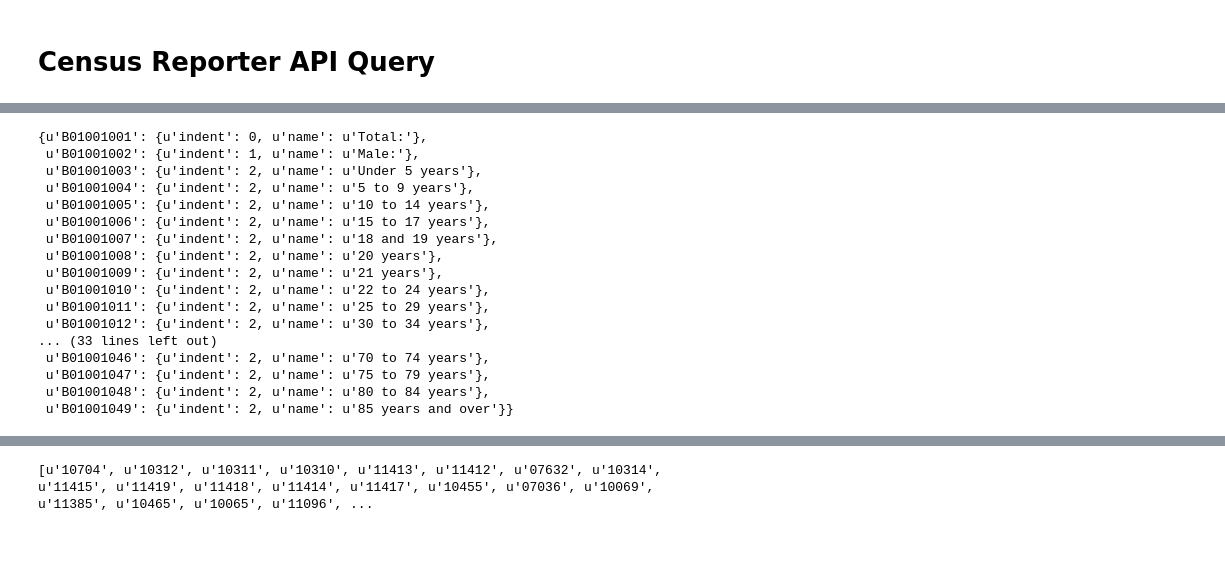
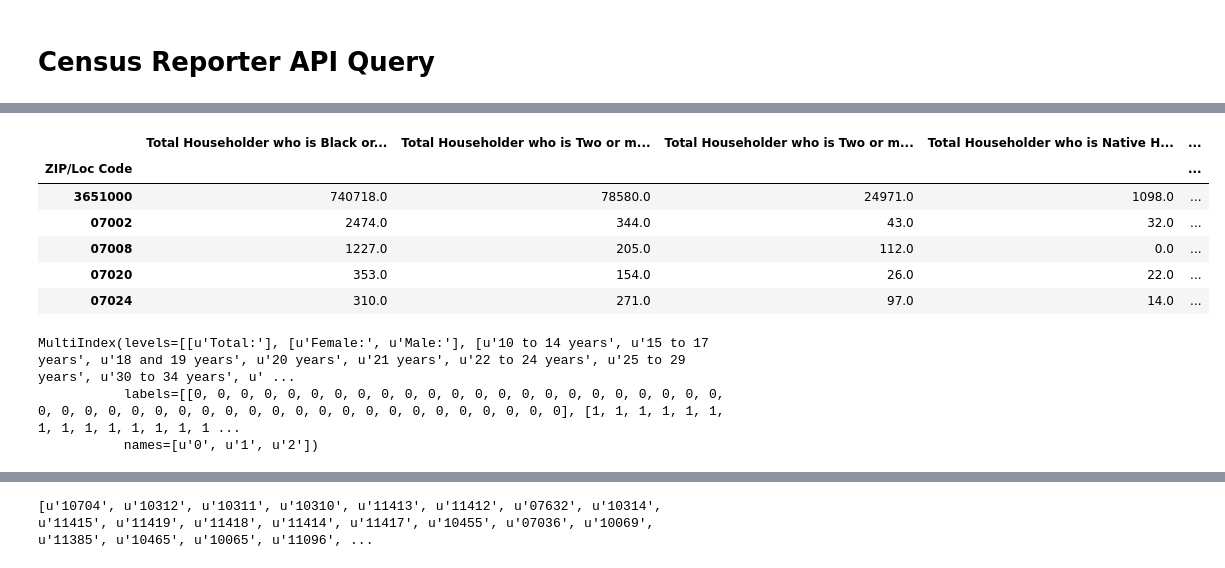
Before and after one commit to charlesdguthrie/bigDataProject, a Jupyter notebook: scripts/CensusAPIQueryTest.ipynb, the cells around one changed output, grey strips where cells are left out. Saved outputs shown, nothing was run; the diff lists cells and outputs as text; code cells hidden in the pictures.

Commit message:
Updated CensusReporter API Query to parse table data into a pandas dataframe

```diff
--- a/scripts/CensusAPIQueryTest.ipynb
+++ b/scripts/CensusAPIQueryTest.ipynb
@@ -23,6 +23,3 @@ def get_table_as_json(table_ids):
     params_enc = urllib.urlencode(params)
     data = requests.get(api_url + params_enc).text
     return data
-# %%
-df = pd.DataFrame(get_table_data(['B01001']))
-df.head()
@@ -36,21 +26,2 @@ df.head()
 # %%
 d = get_table_data(['B01001'])
-d['tables']['B01001']['columns']
-# %% [output]
-{u'B01001001': {u'indent': 0, u'name': u'Total:'},
- u'B01001002': {u'indent': 1, u'name': u'Male:'},
- u'B01001003': {u'indent': 2, u'name': u'Under 5 years'},
- u'B01001004': {u'indent': 2, u'name': u'5 to 9 years'},
- u'B01001005': {u'indent': 2, u'name': u'10 to 14 years'},
- u'B01001006': {u'indent': 2, u'name': u'15 to 17 years'},
- u'B01001007': {u'indent': 2, u'name': u'18 and 19 years'},
- u'B01001008': {u'indent': 2, u'name': u'20 years'},
- u'B01001009': {u'indent': 2, u'name': u'21 years'},
- u'B01001010': {u'indent': 2, u'name': u'22 to 24 years'},
- u'B01001011': {u'indent': 2, u'name': u'25 to 29 years'},
- u'B01001012': {u'indent': 2, u'name': u'30 to 34 years'},
-... (33 lines left out)
- u'B01001046': {u'indent': 2, u'name': u'70 to 74 years'},
- u'B01001047': {u'indent': 2, u'name': u'75 to 79 years'},
- u'B01001048': {u'indent': 2, u'name': u'80 to 84 years'},
- u'B01001049': {u'indent': 2, u'name': u'85 years and over'}}
@@ -57,2 +70,50 @@ d['tables']['B01001']['columns']
+# %%
+# BUILD PANDAS DATAFRAME FROM CensusReporter TABLEID
+def dataframe_from_json(table_name):
+    d = get_table_data([table_name])
+    df = pd.DataFrame.from_dict(prep_for_pandas(d['data']),orient='index')
+
+    columns_to_names = dict(zip(sorted(d['tables'][table_name]['columns'].keys()), expand_column_names(d['tables'][table_name]['columns'])))
+    new_columns = [columns_to_names[colname] for colname in df.columns]
+    df.columns = new_columns
+    new_index = [rowname.split('US')[-1] for rowname in df.index]
+    df.index = new_index
+    df.index.name='ZIP/Loc Code'
+    return df
+
+# EXAMPLE OF FUNCTION CALL => Insert specific Table ID (table_name) from CensusReporter
+df = dataframe_from_json('B25006') # B01001
+df.head()
+#df.columns = zip(sorted(d['tables']['B01001']['columns'].keys()), expand_column_names(d['tables']['B01001']['columns']))
+# %% [output]
+|  | Total Householder who is Black or... | Total Householder who is Two or m... | Total Householder who is Two or m... | Total Householder who is Native H... | ... |
+| ZIP/Loc Code |  |  |  |  | ... |
+| 3651000 | 740718.0 | 78580.0 | 24971.0 | 1098.0 | ... |
+| 07002 | 2474.0 | 344.0 | 43.0 | 32.0 | ... |
+| 07008 | 1227.0 | 205.0 | 112.0 | 0.0 | ... |
+| 07020 | 353.0 | 154.0 | 26.0 | 22.0 | ... |
+| 07024 | 310.0 | 271.0 | 97.0 | 14.0 | ... |
+# %%
+d['tables']['B01001']['columns']
+
+def create_column_multiindex(col_dict):
+    index_range = list(sorted(set(coldata['indent'] for colkey, coldata in col_dict.iteritems())))
+    levels = []
+    for level in index_range:
+        # get all the labels with the given index
+        curr_level = []
+        for colkey, coldata in col_dict.iteritems():
+            if coldata['indent'] == level:
+                curr_level.append(coldata['name'])
+
+        levels.append(list(set(curr_level)))
+
+    return pd.MultiIndex.from_product(levels, names=[str(i) for i in range(len(levels))])
+
+create_column_multiindex(d['tables']['B01001']['columns'])
+# %% [output]
+MultiIndex(levels=[[u'Total:'], [u'Female:', u'Male:'], [u'10 to 14 years', u'15 to 17 years', u'18 and 19 years', u'20 years', u'21 years', u'22 to 24 years', u'25 to 29 years', u'30 to 34 years', u' ...
+           labels=[[0, 0, 0, 0, 0, 0, 0, 0, 0, 0, 0, 0, 0, 0, 0, 0, 0, 0, 0, 0, 0, 0, 0, 0, 0, 0, 0, 0, 0, 0, 0, 0, 0, 0, 0, 0, 0, 0, 0, 0, 0, 0, 0, 0, 0, 0], [1, 1, 1, 1, 1, 1, 1, 1, 1, 1, 1, 1, 1, 1 ...
+           names=[u'0', u'1', u'2'])
 # %%
 columns_to_names = {col : d['tables']['B01001']['columns'][col]['name'] for col in d['tables']['B01001']['columns'].keys()}
```
Also changed, not shown: parts of 8 cells of this notebook.
